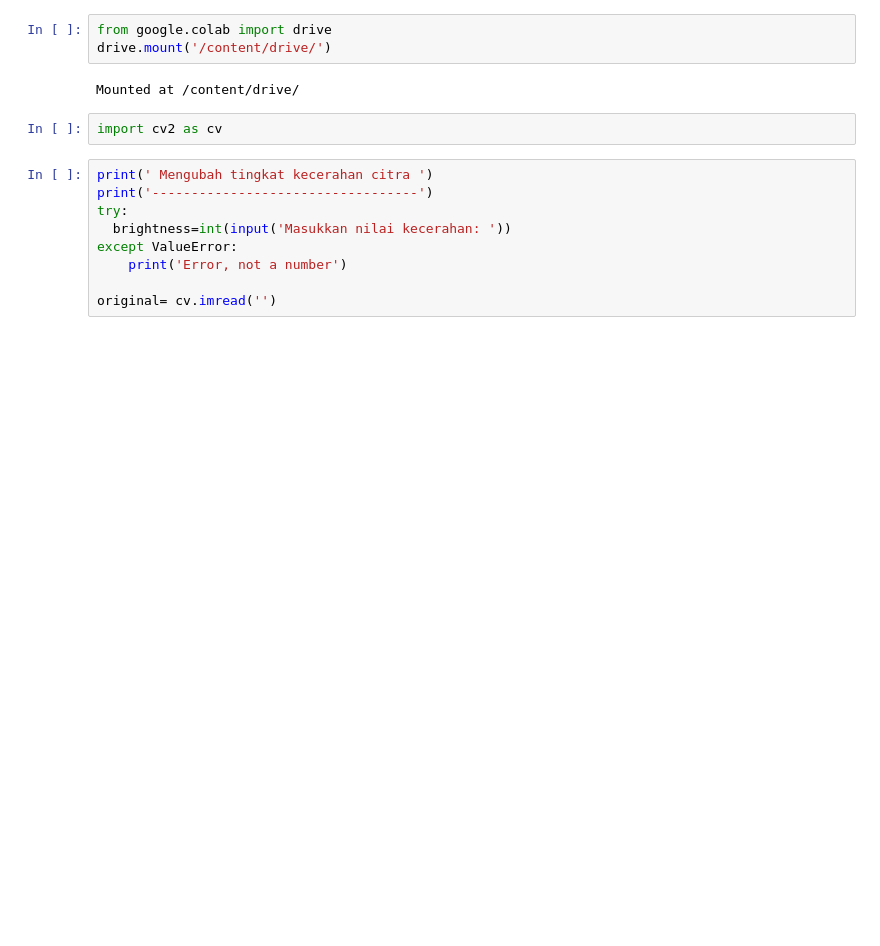
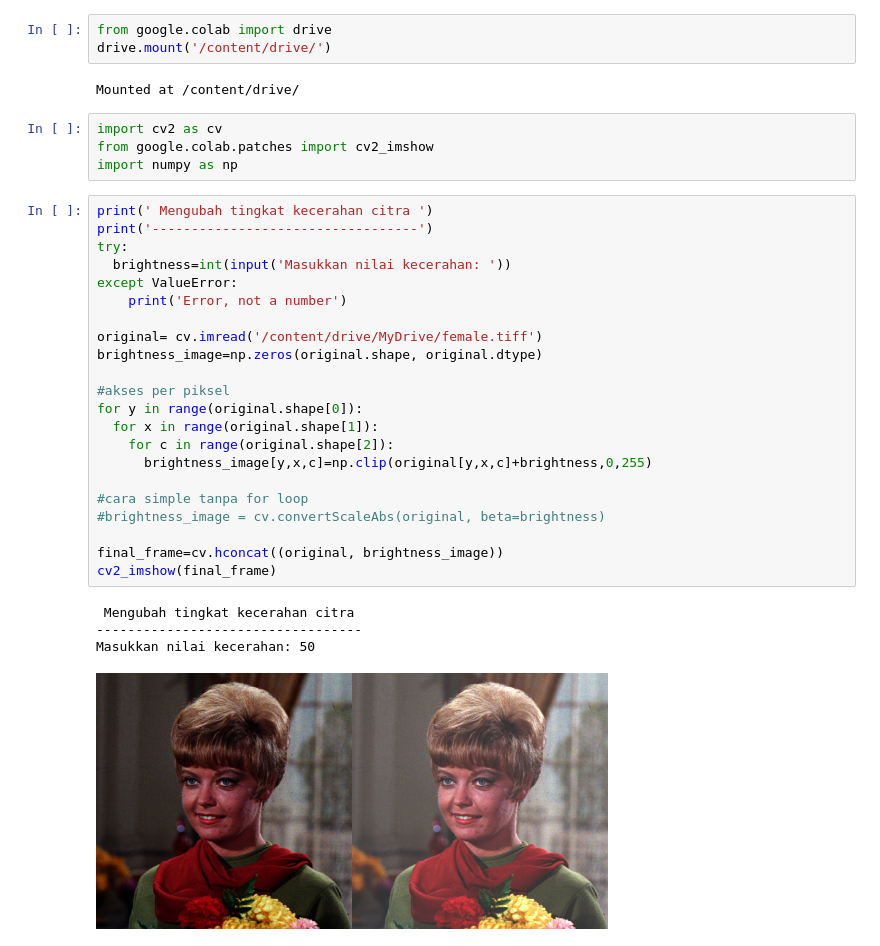
Before and after one commit to AzisilhamK463/PCVK_2023, a Jupyter notebook: week3.ipynb, the cells around one changed output. Drawn from its saved outputs; the diff is of its cells as text; blank space fills up the shorter version.

```diff
--- a/week3.ipynb
+++ b/week3.ipynb
@@ -5,14 +5,34 @@ from google.colab import drive
 drive.mount('/content/drive/')
 # %% [output]
 Mounted at /content/drive/
-# %%
-import cv2 as cv
-# %%
-print(' Mengubah tingkat kecerahan citra ')
-print('----------------------------------')
-try:
-  brightness=int(input('Masukkan nilai kecerahan: '))
-except ValueError:
-    print('Error, not a number')
-
-original= cv.imread('')
+# %%
+import cv2 as cv
+from google.colab.patches import cv2_imshow
+import numpy as np
+# %%
+print(' Mengubah tingkat kecerahan citra ')
+print('----------------------------------')
+try:
+  brightness=int(input('Masukkan nilai kecerahan: '))
+except ValueError:
+    print('Error, not a number')
+
+original= cv.imread('/content/drive/MyDrive/female.tiff')
+brightness_image=np.zeros(original.shape, original.dtype)
+
+#akses per piksel
+for y in range(original.shape[0]):
+  for x in range(original.shape[1]):
+    for c in range(original.shape[2]):
+      brightness_image[y,x,c]=np.clip(original[y,x,c]+brightness,0,255)
+
+#cara simple tanpa for loop
+#brightness_image = cv.convertScaleAbs(original, beta=brightness)
+
+final_frame=cv.hconcat((original, brightness_image))
+cv2_imshow(final_frame)
+# %% [output]
+ Mengubah tingkat kecerahan citra
+----------------------------------
+Masukkan nilai kecerahan: 50
+[figure, added]
```
